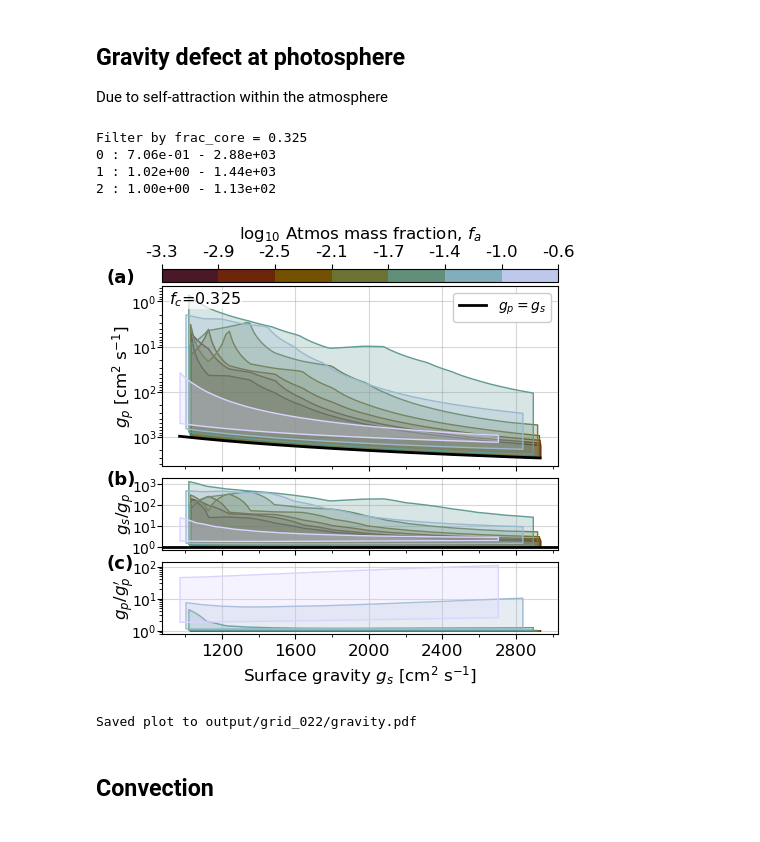
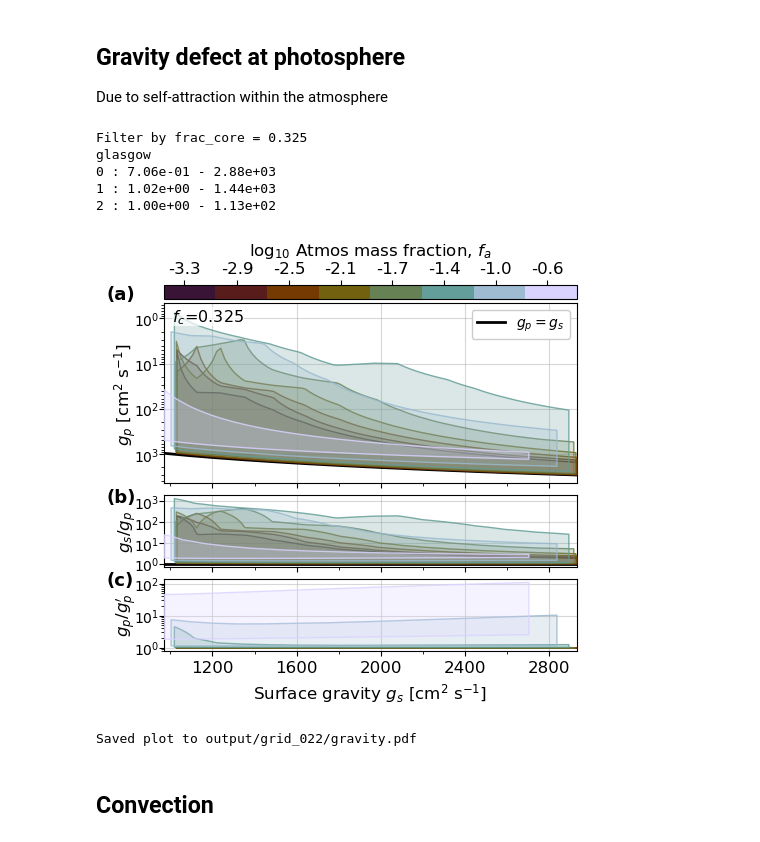
Before and after one commit to nichollsh/InferAGNI, a Jupyter notebook: notebooks/paper_grid.ipynb, the cells around one changed output. Saved outputs shown, nothing was run; the diff lists cells and outputs as text; code cells hidden in the pictures.

```diff
--- a/notebooks/paper_grid.ipynb
+++ b/notebooks/paper_grid.ipynb
@@ -1876,11 +1876,13 @@ def plot_gravity( controls=None, scatter=True):
         cmap = deepcopy(varprops[zkey].cmap)
     except:
         cmap = deepcopy(cm.batlow)
+    print(cmap.name)
+    z_unique = np.unique(z)
 
     if znrm == "log":
-        norm = mpl.colors.LogNorm(vmin=np.amin(z), vmax=np.amax(z))
+        norm = mpl.colors.LogNorm(vmin=z_unique[0], vmax=z_unique[-1])
     else:
-        norm = mpl.colors.Normalize(vmin=np.amin(z), vmax=np.amax(z))
+        norm = mpl.colors.Normalize(vmin=z_unique[0], vmax=z_unique[-1])
     sm = mpl.cm.ScalarMappable(norm=norm, cmap=cmap)
 
     # actual photosphere gravity
@@ -1901,7 +1903,6 @@ def plot_gravity( controls=None, scatter=True):
         gp_act / gp_exp     # photosphere vs ~/r^2
     ]
 
-    z_unique = np.unique(z)
 
     for iy,y in enumerate(y_plts):
         print(f"{iy} : {np.amin(y):.2e} - {np.amax(y):.2e}")
@@ -1912,7 +1913,7 @@ def plot_gravity( controls=None, scatter=True):
             ax.scatter(x,y, c=z, s=ms, alpha=al, zorder=2, cmap=cmap, rasterized=True, edgecolors='none', norm=norm)
 
         else:
-            for zz in z_unique:
+            for iz,zz in enumerate(z_unique):
                 # get cases at this z
                 mask = np.isclose(z, zz)
                 xx = x.values[mask]
@@ -1929,15 +1930,20 @@ def plot_gravity( controls=None, scatter=True):
                 unique_x = np.unique(xx)
                 yy_min = np.array([np.amin(yy[np.isclose(xx, ux)]) for ux in unique_x])
                 yy_max = np.array([np.amax(yy[np.isclose(xx, ux)]) for ux in unique_x])
+                yy_med = np.array([np.median(yy[np.isclose(xx, ux)]) for ux in unique_x])
 
                 # smooth
                 xx = np.linspace(np.amin(unique_x), np.amax(unique_x), 100)
                 yy_min = np.interp(xx, unique_x, yy_min)
                 yy_max = np.interp(xx, unique_x, yy_max)
+                yy_med = np.interp(xx, unique_x, yy_med)
 
-                ec = sm.to_rgba(zz[0])
-                fc = sm.to_rgba(zz[0], alpha=0.25)
-                ax.fill_between(xx, yy_min, yy_max, ec=ec,fc=fc, zorder=2)
+                al = 0.1 + 0.15 * ( 1+(iz+1)/len(z_unique) )/2
+
+                ec = sm.to_rgba(zz[0], alpha=0.82)
+                fc = sm.to_rgba(zz[0], alpha=al)
+                ax.fill_between(xx, yy_min, yy_max, ec=ec,fc=fc, zorder=2+iz)
+                # ax.plot(xx, yy_med, color=ec, linestyle='-', lw=1.5, alpha=1)
 
 
     ax0.set_ylabel(r"$g_p$ [cm$^2$ s$^{-1}$]", labelpad=-4)
@@ -1946,14 +1952,15 @@ def plot_gravity( controls=None, scatter=True):
 
 
     lbl = r"log$_{10}$ " + varprops[zkey].label
-    cb = fig.colorbar(sm, ax=ax0, label=lbl, pad=0.02, location='top', aspect=30,  boundaries=np.unique(z))
+    boundaries = np.concatenate(([z_unique[0]/1.5], z_unique*1.5))
+    cb = fig.colorbar(sm, ax=ax0, label=lbl, pad=0.02, location='top', aspect=30,
+                      ticks=np.unique(z), boundaries=boundaries)
     cb.set_ticklabels([f"{np.log10(v):.1f}" for v in np.unique(z)])
 
     xx = np.sort(x)
     ax0.plot(xx,xx, color='k', lw=lw, label=r"$g_p=g_s$")
-    # ax0.text(xx[5],xx[5]*1.4, r"$g_p=g_s$",  fontsize=10, ha='left', va='top')
     ax0.legend(framealpha=1, fontsize=10, loc='upper right')
-
+    ax0.set_xlim(xx[0], xx[-1])
 
     ax1.set_ylabel(r"$g_s/g_p$", labelpad=-4)
     ax1.axhline(y=1, color='k', lw=lw, zorder=2, label=r"$g_p=g_s$")
@@ -1977,34 +1984,35 @@ def plot_gravity( controls=None, scatter=True):
     axs[-1].set_xlabel(r"Surface gravity $g_s$ [cm$^2$ s$^{-1}$]")
     for i,ax in enumerate(axs):
         ax.grid(alpha=0.5, zorder=-2)
 
 
         ax.xaxis.set_major_locator(mpl.ticker.MultipleLocator(400))
         ax.xaxis.set_minor_locator(mpl.ticker.MultipleLocator(200))
 
         ax.tick_params(axis='y', labelsize=10, rotation=0, pad=-0.05)
         if i > 0:
             ax.yaxis.set_major_locator(mpl.ticker.LogLocator(numticks=4))
             # ax.yaxis.set_major_formatter(mpl.ticker.FormatStrFormatter("%.0f"))
 
         fig.text(-0.14,1.1, f"({abc[i]})", transform=ax.transAxes,ha="left", va="top", fontsize=13, fontweight="bold")
 
 
     fig.tight_layout(h_pad=0.05)
     plt.show()
 
     fname = os.path.join(plots_dir,"gravity.pdf")
     fig.savefig(fname, dpi=DPI, bbox_inches='tight')
     print(f"Saved plot to {fname}")
 
 # plot_gravity(controls={"frac_core":0.325}, scatter=True)
 plot_gravity(controls={"frac_core":0.325}, scatter=False)
 # %% [output]
 Filter by frac_core = 0.325
+glasgow
 0 : 7.06e-01 - 2.88e+03
 1 : 1.02e+00 - 1.44e+03
 2 : 1.00e+00 - 1.13e+02
-[figure, old version]
+[figure, new version]
 Saved plot to output/grid_022/gravity.pdf
 # %% [markdown]
 ## Convection
```
Also changed, not shown: parts of 1 cell of this notebook, 8 other files.
